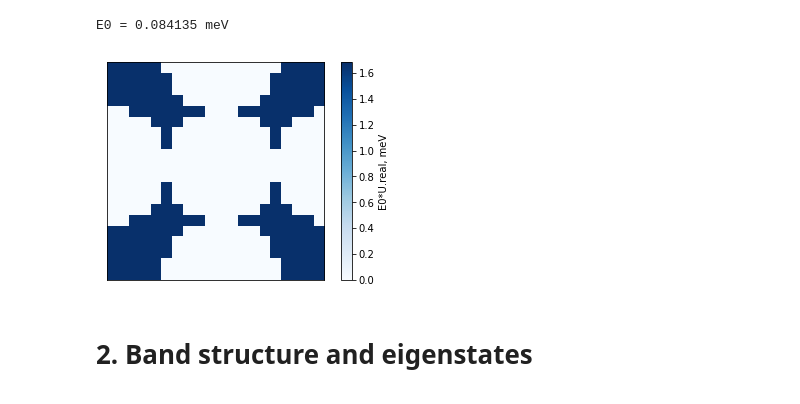
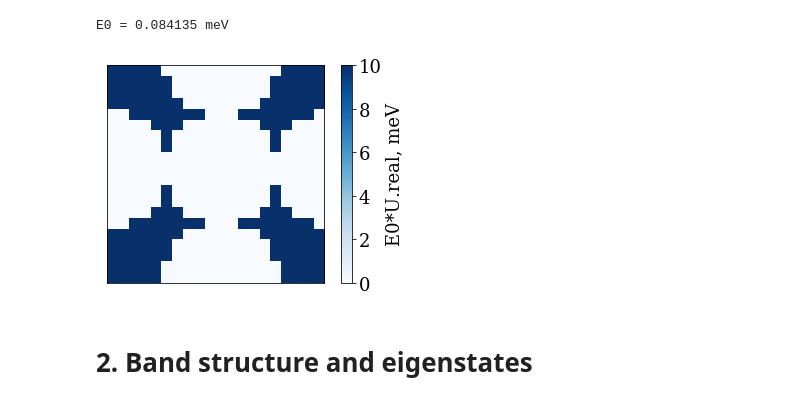
Before and after one commit to drgulevich/exp2d, a Jupyter notebook: exp2d.ipynb, the cells around one changed output. Saved outputs shown, nothing was run; the diff lists cells and outputs as text; code cells hidden in the pictures.

```diff
--- a/exp2d.ipynb
+++ b/exp2d.ipynb
@@ -35,21 +35,24 @@ Mhalf=round(M/2)
 Umax=20. # height of the potential
 aum = 2.9 # um
 dum = 3.0 # um
-Rpillar=0.5*dum/(2.*aum) # in units of lattice constant
+Lconstant=2.*aum # um
+Rpillar=0.5*dum # radius if the pillar in um
 # %%
 dr=1./M
 dr2=dr*dr
 
-U = Umax*exp2d.U_Lieb(M,Rpillar) # create potential
+UinmeV=0.-0.1*1j # meV
+UoutmeV=10-0.5*1j # meV
+
+U = exp2d.U_Lieb(M, Rpillar/Lconstant, UinmeV/E0, UoutmeV/E0)  # create potential
 
 cmap=plt.get_cmap('Blues')
-data=E0*U.real
-img=plt.imshow(data.T,interpolation='nearest', cmap = cmap, origin='lower')
+img=plt.imshow(E0*U.real.T,interpolation='nearest', cmap = cmap, origin='lower')
 plt.xticks([])
 plt.yticks([])
 plt.colorbar(img,cmap=cmap,label='E0*U.real, meV')
 plt.show()
 # %% [output]
-[figure, old version]
+[figure, new version]
 # %% [markdown]
 # 2. Band structure and eigenstates
```
Also changed, not shown: parts of 15 cells of this notebook, 1 other file.
